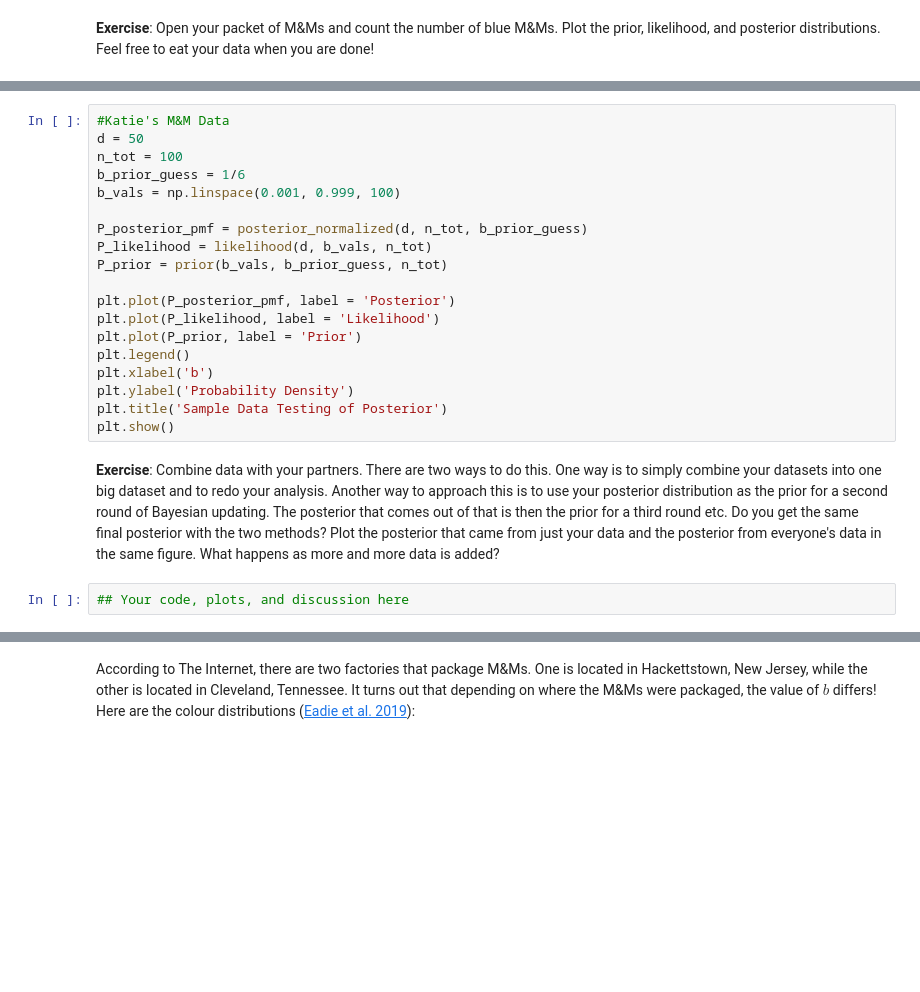
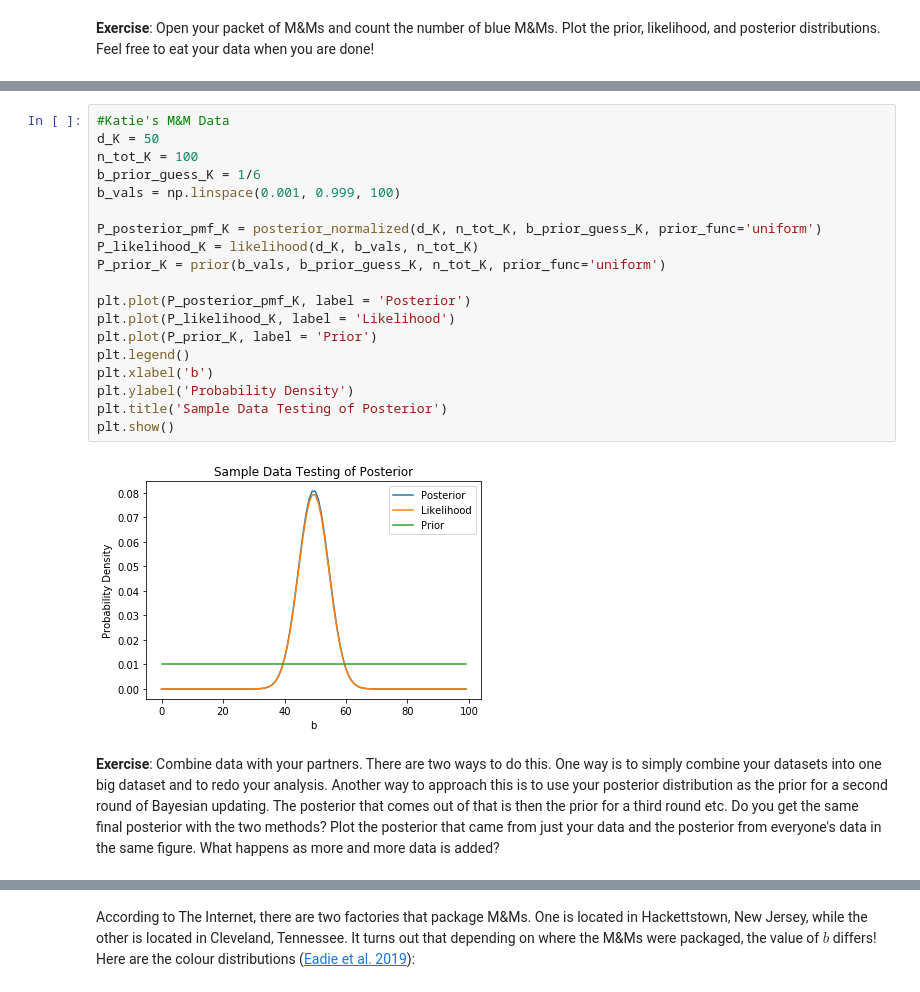
Before and after one commit to katiesavarc/DataSci_Lab, a Jupyter notebook: CodingLab05/CodingLab05_Bayes.ipynb, the cells around one changed output, grey strips where cells are left out. Cells and saved outputs as stored; diff of their text form; blank space fills up the shorter version.

```diff
--- a/CodingLab05/CodingLab05_Bayes.ipynb
+++ b/CodingLab05/CodingLab05_Bayes.ipynb
@@ -172,23 +182,23 @@ plt.show()
 # %%
 #Katie's M&M Data
-d = 50
-n_tot = 100
-b_prior_guess = 1/6
+d_K = 50
+n_tot_K = 100
+b_prior_guess_K = 1/6
 b_vals = np.linspace(0.001, 0.999, 100)
 
-P_posterior_pmf = posterior_normalized(d, n_tot, b_prior_guess)
-P_likelihood = likelihood(d, b_vals, n_tot)
-P_prior = prior(b_vals, b_prior_guess, n_tot)
+P_posterior_pmf_K = posterior_normalized(d_K, n_tot_K, b_prior_guess_K, prior_func='uniform')
+P_likelihood_K = likelihood(d_K, b_vals, n_tot_K)
+P_prior_K = prior(b_vals, b_prior_guess_K, n_tot_K, prior_func='uniform')
 
-plt.plot(P_posterior_pmf, label = 'Posterior')
-plt.plot(P_likelihood, label = 'Likelihood')
-plt.plot(P_prior, label = 'Prior')
+plt.plot(P_posterior_pmf_K, label = 'Posterior')
+plt.plot(P_likelihood_K, label = 'Likelihood')
+plt.plot(P_prior_K, label = 'Prior')
 plt.legend()
 plt.xlabel('b')
 plt.ylabel('Probability Density')
 plt.title('Sample Data Testing of Posterior')
 plt.show()
+# %% [output]
+[figure, added]
 # %% [markdown]
 __Exercise__: Combine data with your partners. There are two ways to do this. One way is to simply combine your datasets into one big dataset and to redo your analysis. Another way to approach this is to use your posterior distribution as the prior for a second round of Bayesian updating. The posterior that comes out of that is then the prior for a third round etc. Do you get the same final posterior with the two methods? Plot the posterior that came from just your data and the posterior from everyone's data in the same figure. What happens as more and more data is added?
-# %%
-## Your code, plots, and discussion here
```
Also changed, not shown: parts of 8 cells of this notebook.
